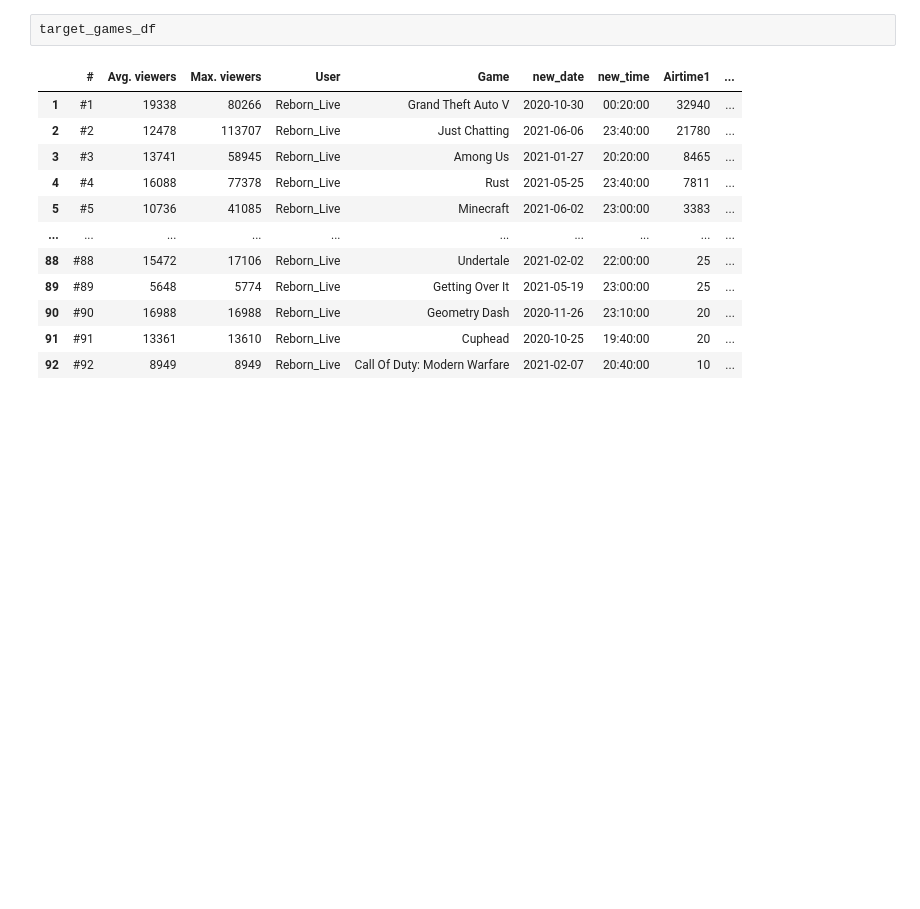
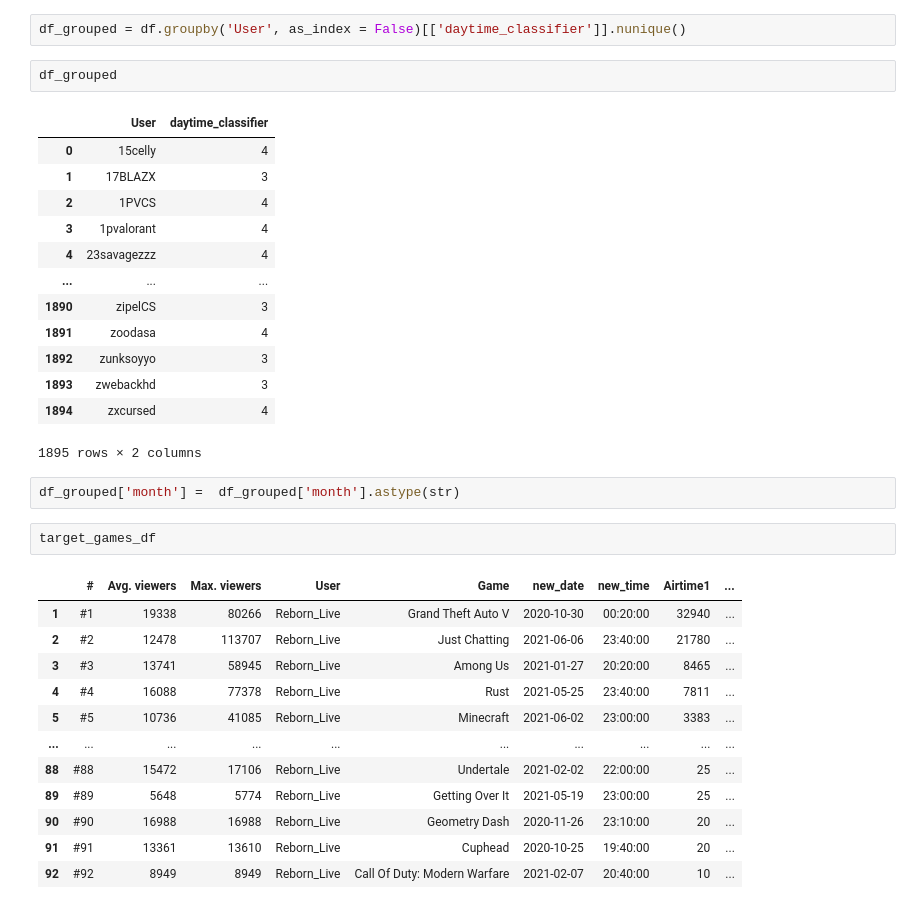
Before and after one commit to Awesimous/StarFish, a Jupyter notebook: notebooks/Untitled.ipynb, the cells around one changed output. Drawn from its saved outputs; the diff is of its cells as text; blank space fills up the shorter version.

```diff
--- a/notebooks/Untitled.ipynb
+++ b/notebooks/Untitled.ipynb
@@ -32,3 +44,23 @@ streams_df
+# %%
+df_grouped = df.groupby('User', as_index = False)[['daytime_classifier']].nunique()
+# %%
+df_grouped
+# %% [output]
+|  | User | daytime_classifier |
+| 0 | 15celly | 4 |
+| 1 | 17BLAZX | 3 |
+| 2 | 1PVCS | 4 |
+| 3 | 1pvalorant | 4 |
+| 4 | 23savagezzz | 4 |
+| ... | ... | ... |
+| 1890 | zipelCS | 3 |
+| 1891 | zoodasa | 4 |
+| 1892 | zunksoyyo | 3 |
+| 1893 | zwebackhd | 3 |
+| 1894 | zxcursed | 4 |
+1895 rows × 2 columns
+# %%
+df_grouped['month'] =  df_grouped['month'].astype(str)
 # %%
 target_games_df
 # %% [output]
```
Also changed, not shown: parts of 6 cells of this notebook, 2 other files.
